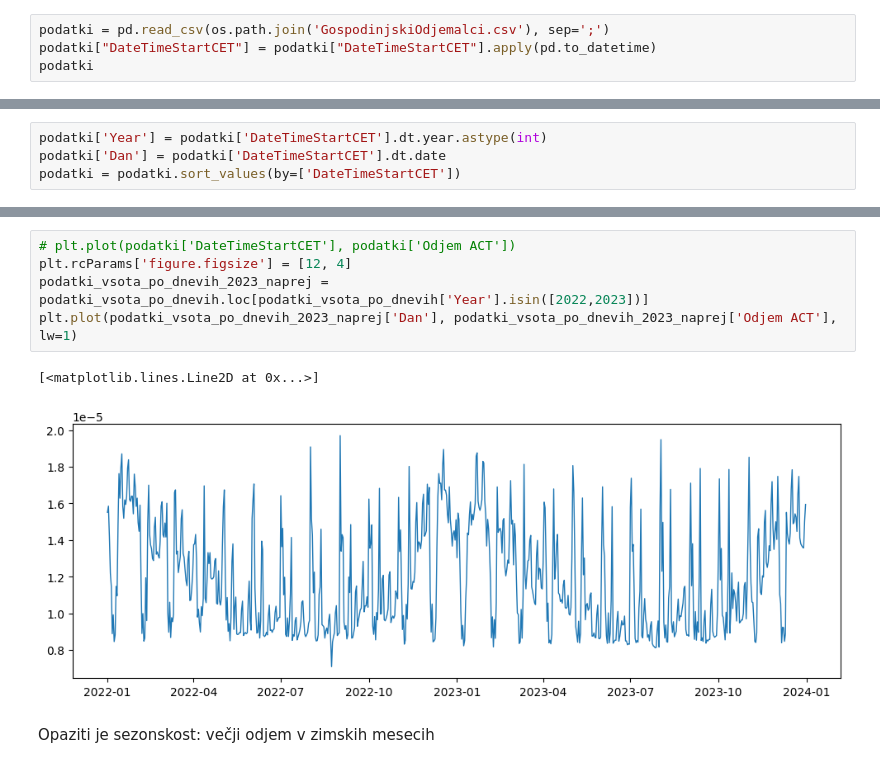
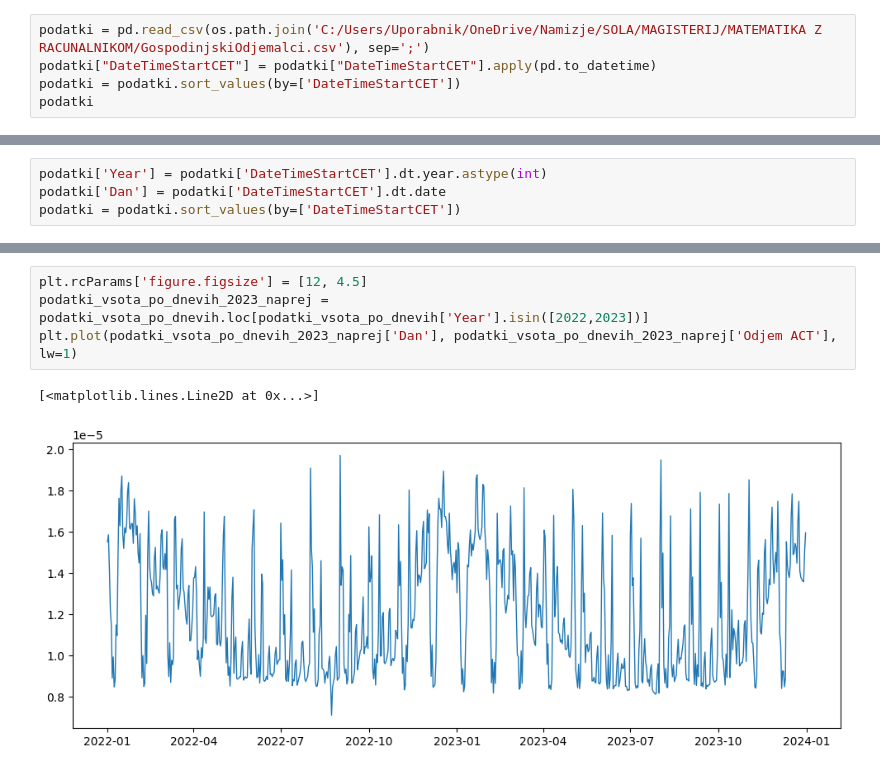
Before and after one commit to karolina-sa/Matematika-z-racunalnikom-projekt, a Jupyter notebook: kratko_porocilo.ipynb, the cells around one changed output, grey strips where cells are left out. Drawn from its saved outputs; the diff is of its cells as text.

```diff
--- a/kratko_porocilo.ipynb
+++ b/kratko_porocilo.ipynb
@@ -8,6 +28,7 @@ import matplotlib.pyplot as plt
 # %%
-podatki = pd.read_csv(os.path.join('GospodinjskiOdjemalci.csv'), sep=';')
+podatki = pd.read_csv(os.path.join('C:/Users/Uporabnik/OneDrive/Namizje/SOLA/MAGISTERIJ/MATEMATIKA Z RACUNALNIKOM/GospodinjskiOdjemalci.csv'), sep=';')
 podatki["DateTimeStartCET"] = podatki["DateTimeStartCET"].apply(pd.to_datetime)
+podatki = podatki.sort_values(by=['DateTimeStartCET'])
 podatki
 # %% [output]
 |  | DateTimeStartUTC | DateTimeStartCET | Odjem ACT | Temperatura ACT | Temperatura FC | Sevanje ACT | ... |
@@ -49,10 +58,7 @@ podatki_vsota_po_dnevih
 # %%
-# plt.plot(podatki['DateTimeStartCET'], podatki['Odjem ACT'])
-plt.rcParams['figure.figsize'] = [12, 4]
+plt.rcParams['figure.figsize'] = [12, 4.5]
 podatki_vsota_po_dnevih_2023_naprej = podatki_vsota_po_dnevih.loc[podatki_vsota_po_dnevih['Year'].isin([2022,2023])]
 plt.plot(podatki_vsota_po_dnevih_2023_naprej['Dan'], podatki_vsota_po_dnevih_2023_naprej['Odjem ACT'], lw=1)
 # %% [output]
 [<matplotlib.lines.Line2D at 0x...>]
-[figure, old version]
+[figure, new version]
-# %% [markdown]
-Opaziti je sezonskost: večji odjem v zimskih mesecih
```
Also changed, not shown: parts of 7 cells of this notebook, 2 other files.
